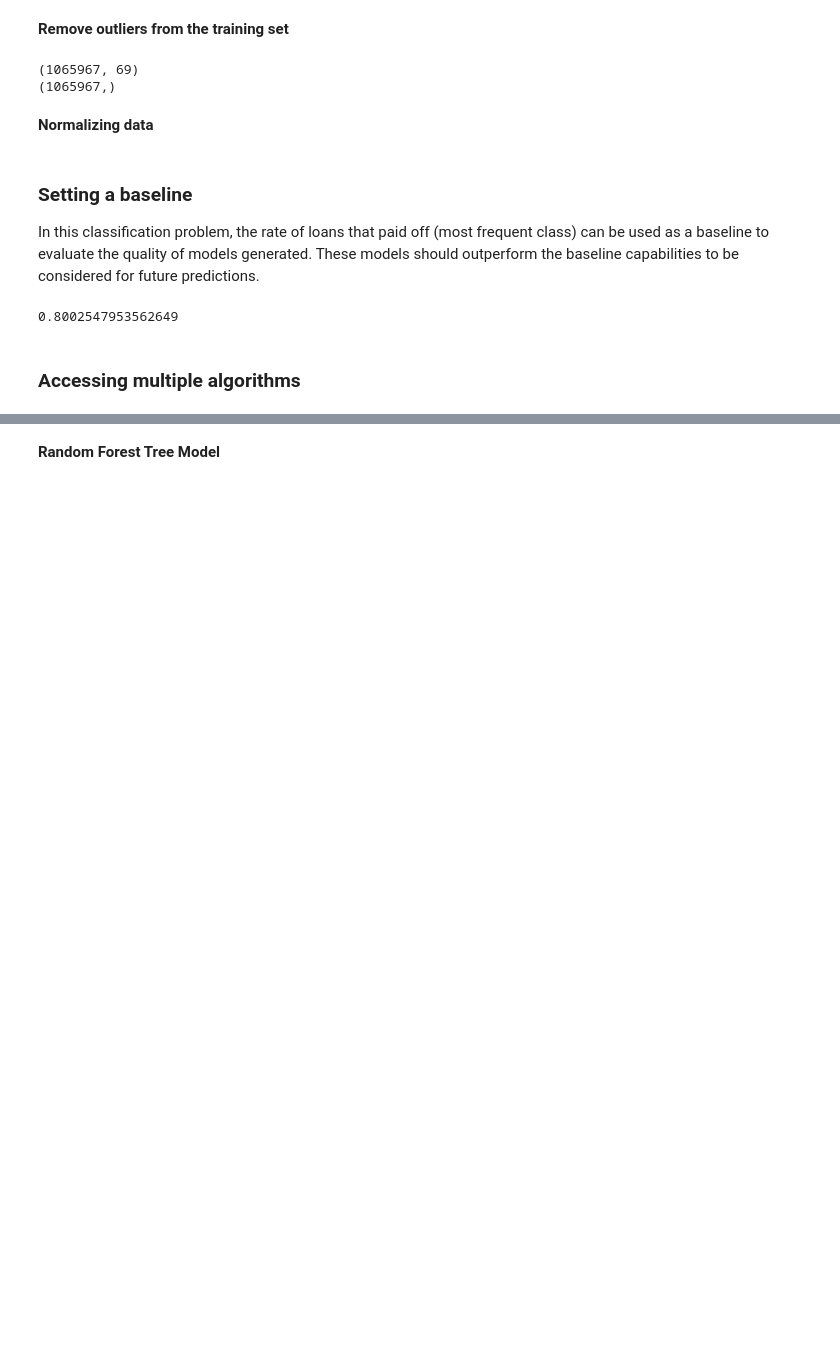
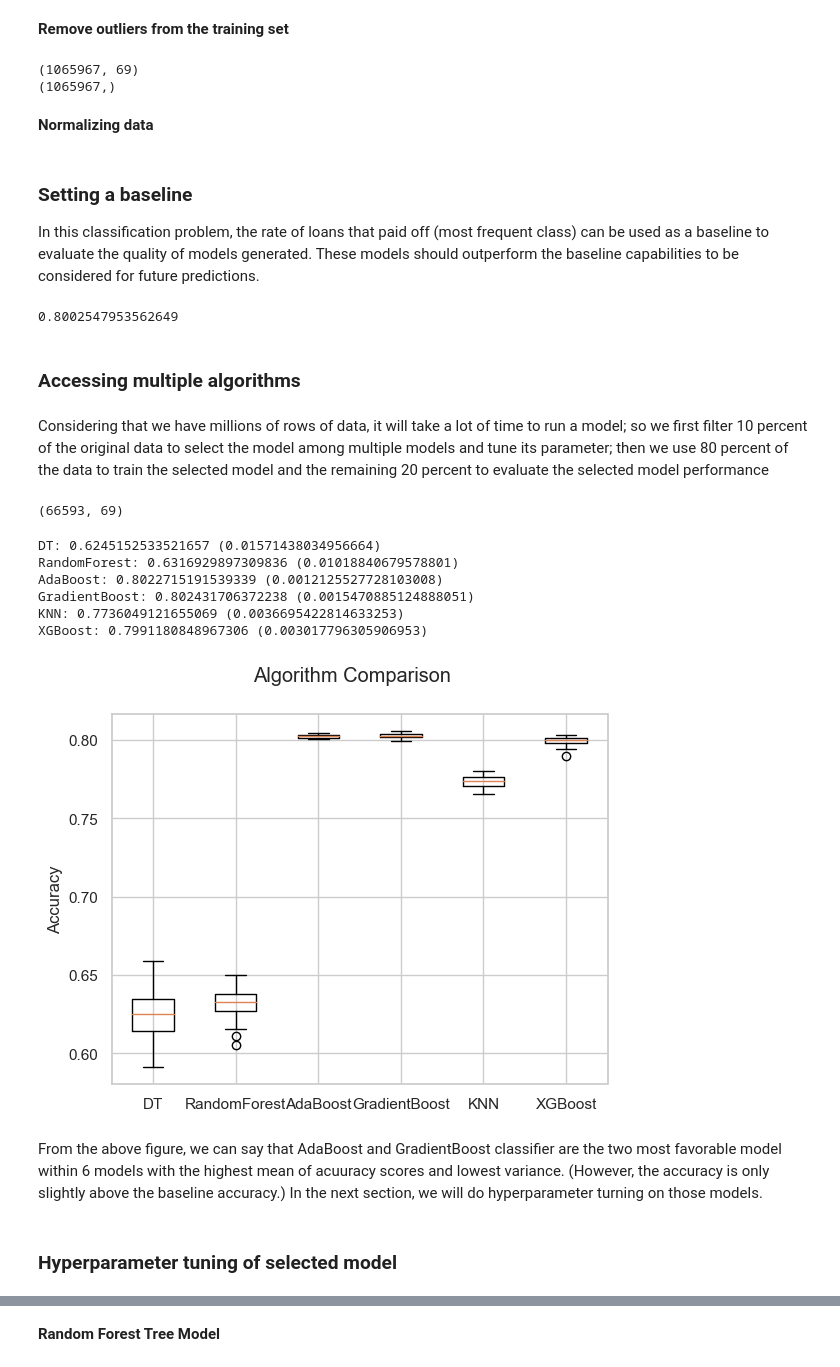
Before and after one commit to Siying6560/Lending-Club-Loan-Classification, a Jupyter notebook: Models.ipynb, the cells around one changed output, grey strips where cells are left out. Cells and saved outputs as stored; diff of their text form; code cells hidden in the pictures; blank space fills up the shorter version.

Commit message:
model traning, still need to improve

```diff
--- a/Models.ipynb
+++ b/Models.ipynb
@@ -80,2 +108,82 @@ baseline
+# %% [markdown]
+Considering that we have millions of rows of data, it will take a lot of time to run a model; so we first filter 10 percent of the original data to select the model among multiple models and tune its parameter; then we use 80 percent of the data to train the selected model and the remaining 20 percent to evaluate the selected model performance
+# %%
+# we use 5% of data to select models
+x_train_frac, x_test_frac, y_train_frac, y_test_frac = train_test_split(X, y, test_size=0.95, random_state=101, stratify = y)
+
+# filter the outliers
+x_train_frac = x_train_frac[(x_train_frac['dti'] <=50)  & (x_train_frac['open_acc'] <= 40)
+& (x_train_frac['total_acc'] <= 80) & (x_train_frac['revol_util'] <= 120)]
+
+y_train_frac = y_train_frac[x_train_frac.index]
+
+# normalize the data
+scaler = MinMaxScaler()
+x_train_frac = scaler.fit_transform(x_train_frac)
+
+print(x_train_frac.shape)
+# %% [output]
+(66593, 69)
+# %%
+import warnings
+from sklearn.exceptions import DataConversionWarning
+warnings.filterwarnings("ignore", category=DataConversionWarning)
+warnings.filterwarnings("ignore", category=FutureWarning)
+
+DT = DecisionTreeClassifier(criterion='gini', random_state=101, max_depth=5, class_weight='balanced',min_samples_leaf=5)
+RF = RandomForestClassifier(criterion='gini', random_state=101, max_depth=5, class_weight='balanced',min_samples_leaf=5, n_estimators=20)
+#Bagged = BaggingClassifier(n_estimators=50)
+AdaBoost = AdaBoostClassifier(n_estimators=50)
+Gboost = GradientBoostingClassifier(n_estimators=50)
+KNN = KNeighborsClassifier()
+#LR = LogisticRegression(random_state=101)
+XGBC = XGBClassifier()
+
+models = []
+
+models.append(('DT',DT))
+models.append(('RandomForest',RF))
+#models.append(('Bagged',Bagged))
+models.append(('AdaBoost',AdaBoost))
+models.append(('GradientBoost',Gboost))
+models.append(('KNN',KNN))
+#models.append(('LogisticRegression',LR))
+models.append(('XGBoost',XGBC))
+
+# evaluating each model in turn using KFold CV with 3 splits
+results = []
+names = []
+for name, model in models:
+    #kfold = model_selection.KFold(shuffle = True, n_splits =3, random_state = 101)
+    kfold = RepeatedStratifiedKFold(n_splits=10, n_repeats=3, random_state=101)
+    #cv_results = model_selection.cross_val_score(model,X_train,y_train, cv = kfold, scoring='f1_micro')
+    cv_results = model_selection.cross_val_score(model,x_train_frac,y_train_frac, cv = kfold,scoring='accuracy')
+    results.append(cv_results)
+    names.append(name)
+    print('{}: {} ({})'.format(name, np.mean(cv_results), np.std(cv_results, ddof=1)))
+
+# boxplot algorithm comparison
+fig = plt.figure()
+sns.set_style('whitegrid')
+fig.suptitle('Algorithm Comparison')
+ax = fig.add_subplot(111)
+plt.boxplot(results)
+plt.xticks(rotation = 'horizontal')
+#plt.ylabel('Weighted F1 Score')
+plt.ylabel('Accuracy')
+ax.set_xticklabels(names)
+plt.show()
+# %% [output]
+DT: 0.6245152533521657 (0.01571438034956664)
+RandomForest: 0.6316929897309836 (0.01018840679578801)
+AdaBoost: 0.8022715191539339 (0.0012125527728103008)
+GradientBoost: 0.802431706372238 (0.0015470885124888051)
+KNN: 0.7736049121655069 (0.0036695422814633253)
+XGBoost: 0.7991180848967306 (0.003017796305906953)
+[figure, added]
+# %% [markdown]
+From the above figure, we can say that AdaBoost and GradientBoost classifier are the two most favorable model within 6 models with the highest mean of acuuracy scores and lowest variance. (However, the accuracy is only slightly above the baseline accuracy.) In the next section, we will do hyperparameter turning on those models.
+# %% [markdown]
+### Hyperparameter tuning of selected model
 # %%
 from sklearn.model_selection import RandomizedSearchCV
```
Also changed, not shown: parts of 29 cells of this notebook, 2 other files.
